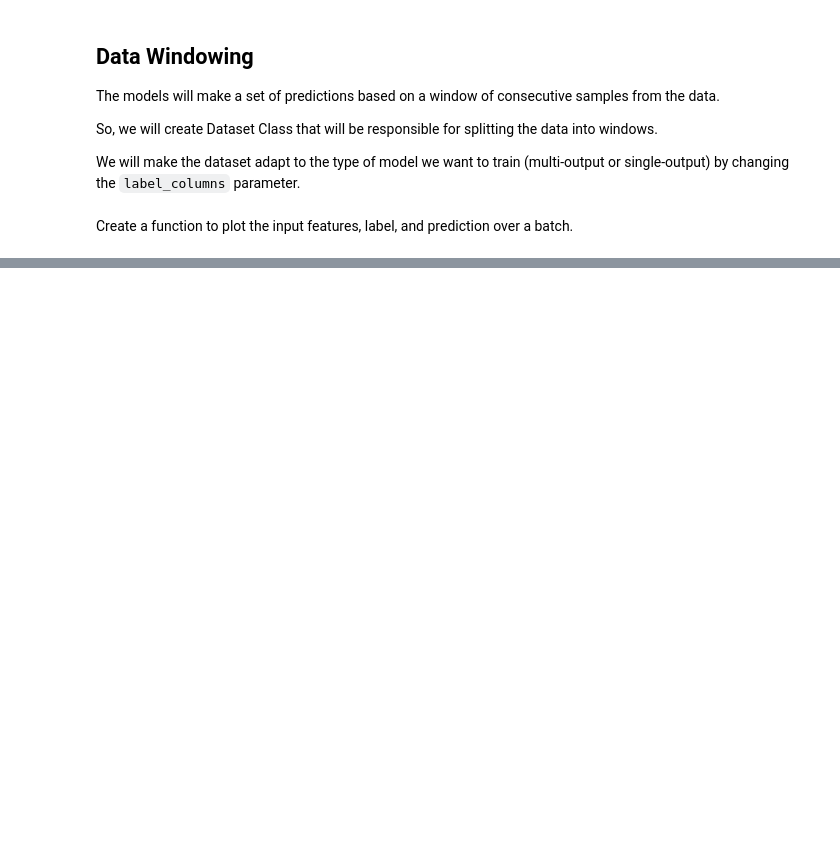
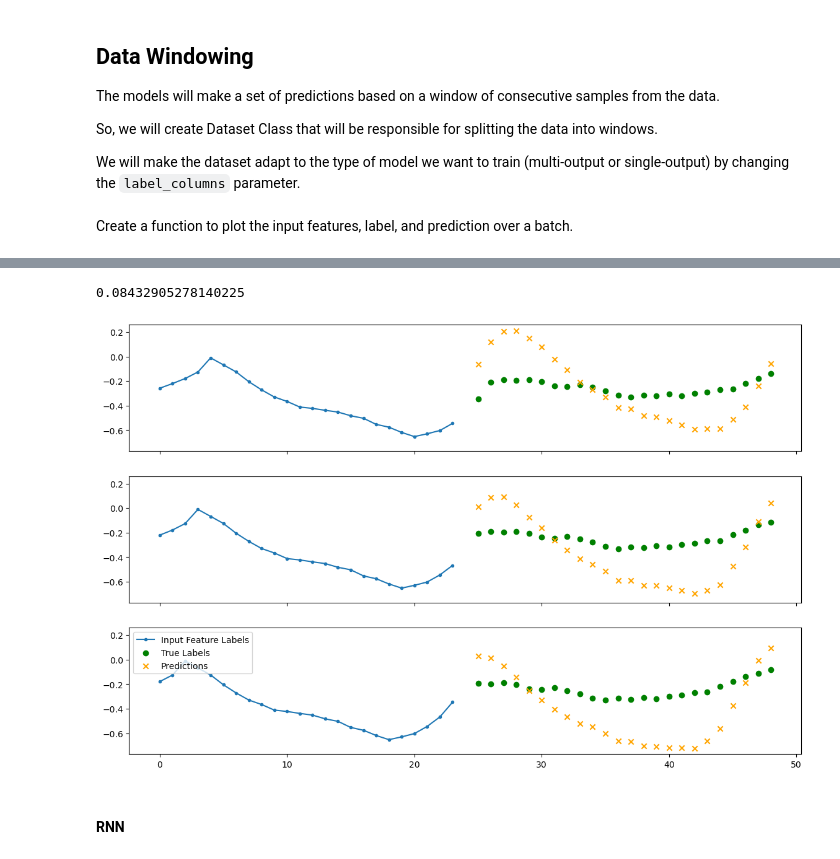
Before and after one commit to MMostafa-Hub/forecasting-torch, a Jupyter notebook: notebooks/modeling.ipynb, the cells around one changed output, grey strips where cells are left out. Saved outputs shown, nothing was run; the diff lists cells and outputs as text; code cells hidden in the pictures; blank space fills up the shorter version.

```diff
--- a/notebooks/modeling.ipynb
+++ b/notebooks/modeling.ipynb
@@ -148,0 +351,26 @@ class LinearRegressionModel(nn.Module):
+# %%
+class LSTMModel(nn.Module):
+    def __init__(self, input_dim, hidden_dim, layer_dim, output_dim):
+        super(LSTMModel, self).__init__()
+        self.hidden_dim = hidden_dim
+        self.layer_dim = layer_dim
+        self.lstm = nn.LSTM(input_dim, hidden_dim, layer_dim, batch_first=True)
+        self.fc = nn.Linear(hidden_dim, output_dim)
+
+    def forward(self, x):
+        h0 = torch.zeros(self.layer_dim, x.size(0), self.hidden_dim).to(x.device)
+        c0 = torch.zeros(self.layer_dim, x.size(0), self.hidden_dim).to(x.device)
+
+        out, _ = self.lstm(x, (h0, c0))
+
+        out = self.fc(out[:, -1, :])
+        return out
+
+
+# Create an instance of LSTM model
+lstm_model = LSTMModel(
+    input_dim=N_FEATURES, hidden_dim=128, layer_dim=2, output_dim=OUTPUT_SIZE
+)
+# %%
+# Train the LSTM model
+train_model(lstm_model, train_loader, nn.MSELoss, torch.optim.Adam, num_epochs=10)
@@ -148,0 +388,14 @@ class LinearRegressionModel(nn.Module):
+# %%
+# Evaluate the LSTM model on the validation set
+lstm_val_loss, sample_input, sample_label = evaluate_model(
+    lstm_model, val_loader, nn.MSELoss
+)
+lstm_val_loss
+# %% [output]
+0.08432905278140225
+# %%
+plot_windows(train_dataset, sample_input, sample_label, model=lstm_model, num_samples=3)
+# %% [output]
+[figure, added]
+# %% [markdown]
+#### RNN
```
Also changed, not shown: parts of 43 cells of this notebook, 2 other files.
